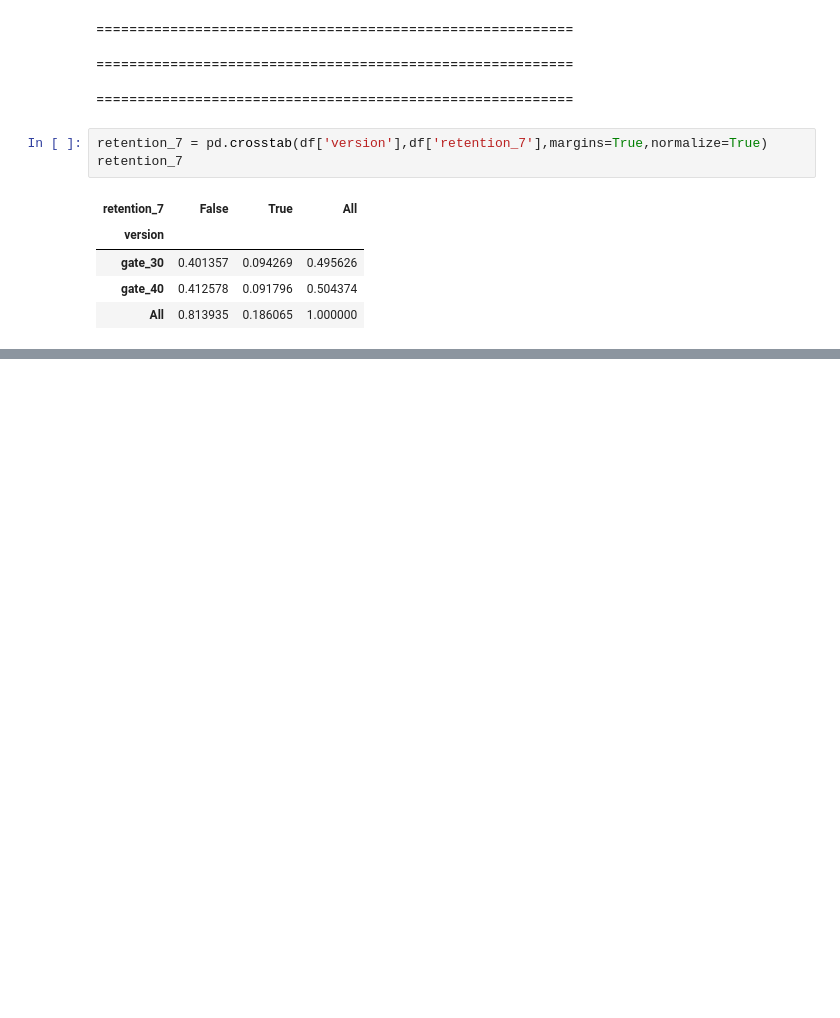
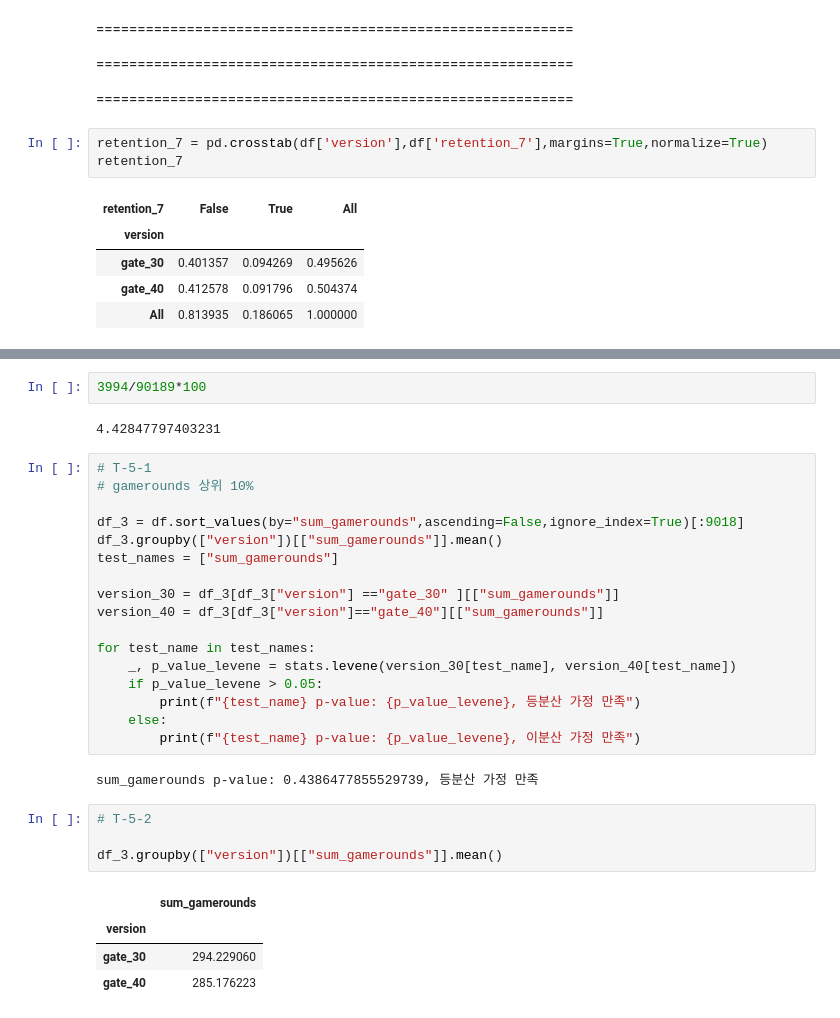
Before and after one commit to GRetriever/Data-Analysis-Project, a Jupyter notebook: Cookie Cats/Cookie Cats.ipynb, the cells around one changed output, grey strips where cells are left out. Saved outputs shown, nothing was run; the diff lists cells and outputs as text; blank space fills up the shorter version.

```diff
--- a/Cookie Cats/Cookie Cats.ipynb
+++ b/Cookie Cats/Cookie Cats.ipynb
@@ -250,0 +290,32 @@ retention_7
+# %%
+3994/90189*100
+# %% [output]
+4.42847797403231
+# %%
+# T-5-1
+# gamerounds 상위 10%
+
+df_3 = df.sort_values(by="sum_gamerounds",ascending=False,ignore_index=True)[:9018]
+df_3.groupby(["version"])[["sum_gamerounds"]].mean()
+test_names = ["sum_gamerounds"]
+
+version_30 = df_3[df_3["version"] =="gate_30" ][["sum_gamerounds"]]
+version_40 = df_3[df_3["version"]=="gate_40"][["sum_gamerounds"]]
+
+for test_name in test_names:
+    _, p_value_levene = stats.levene(version_30[test_name], version_40[test_name])
+    if p_value_levene > 0.05:
+        print(f"{test_name} p-value: {p_value_levene}, 등분산 가정 만족")
+    else:
+        print(f"{test_name} p-value: {p_value_levene}, 이분산 가정 만족")
+# %% [output]
+sum_gamerounds p-value: 0.4386477855529739, 등분산 가정 만족
+# %%
+# T-5-2
+
+df_3.groupby(["version"])[["sum_gamerounds"]].mean()
+# %% [output]
+|  | sum_gamerounds |
+| version |  |
+| gate_30 | 294.229060 |
+| gate_40 | 285.176223 |
```
Also changed, not shown: parts of 8 cells of this notebook.
